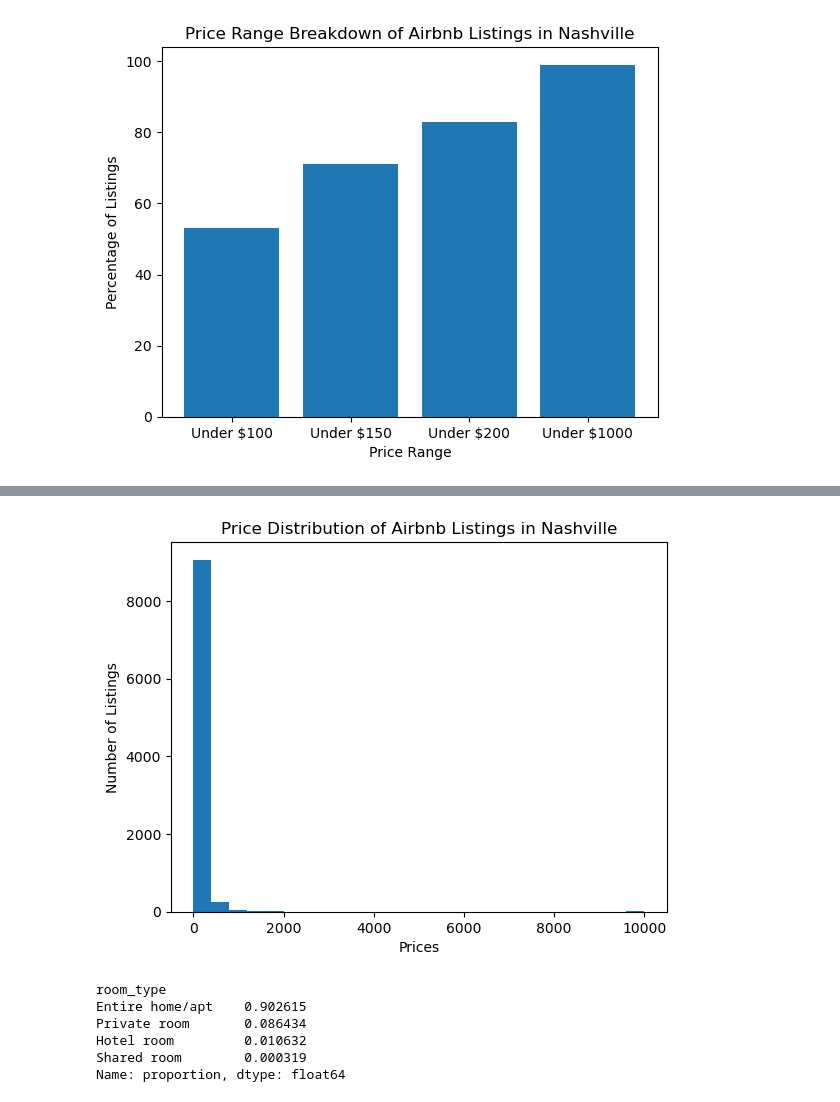
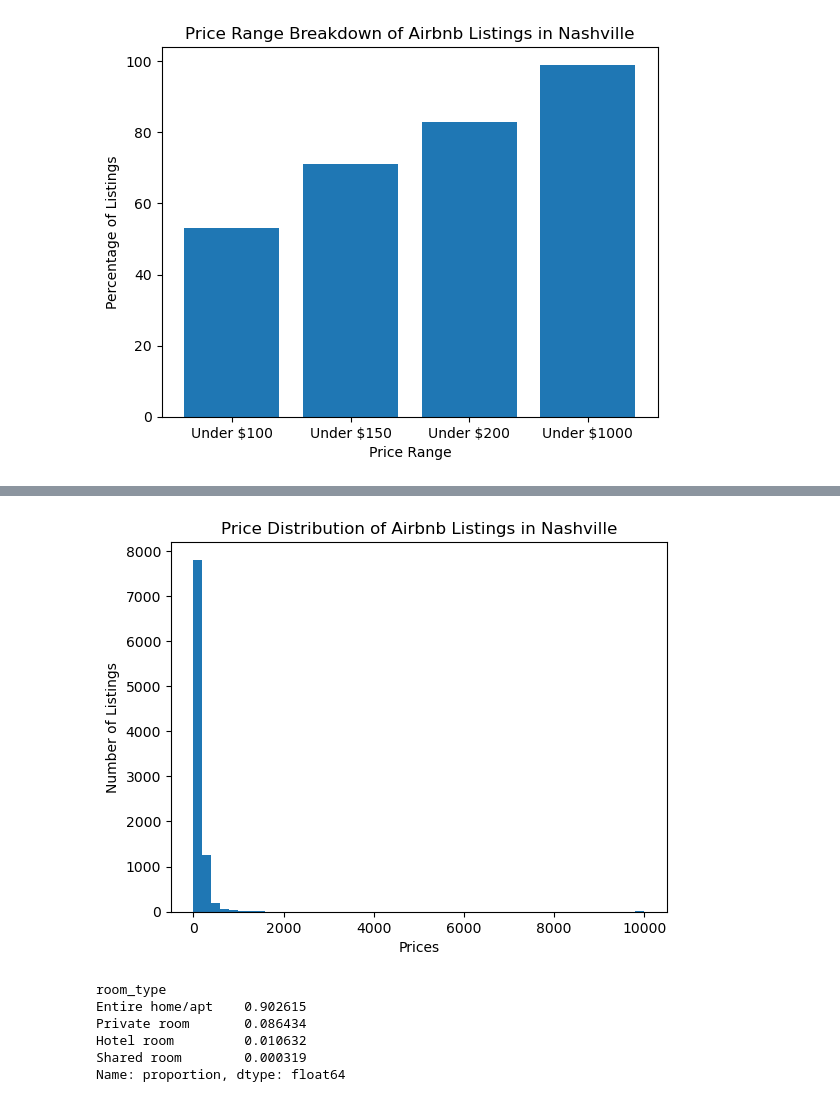
Before and after one commit to v-veena/Short_Term_Rental_Nashville_Capstone, a Jupyter notebook: notebook/shorterm_rental.ipynb, the cells around one changed output, grey strips where cells are left out. Saved outputs shown, nothing was run; the diff lists cells and outputs as text; code cells hidden in the pictures.

```diff
--- a/notebook/shorterm_rental.ipynb
+++ b/notebook/shorterm_rental.ipynb
@@ -510,11 +417,11 @@ plt.show()
 # %%
 # price distribution of airbnb listings in nashville
-plt.hist(data = listings, x = 'price', bins = 25)
+plt.hist(data = listings, x = 'price', bins = 50)
 plt.xlabel('Prices')
 plt.ylabel('Number of Listings')
 plt.title("Price Distribution of Airbnb Listings in Nashville");
 # %% [output]
-[figure, old version]
+[figure, new version]
 # %%
 listings.room_type.value_counts(normalize=True)
 # %% [output]
```
Also changed, not shown: parts of 13 cells of this notebook, 1 other file.
